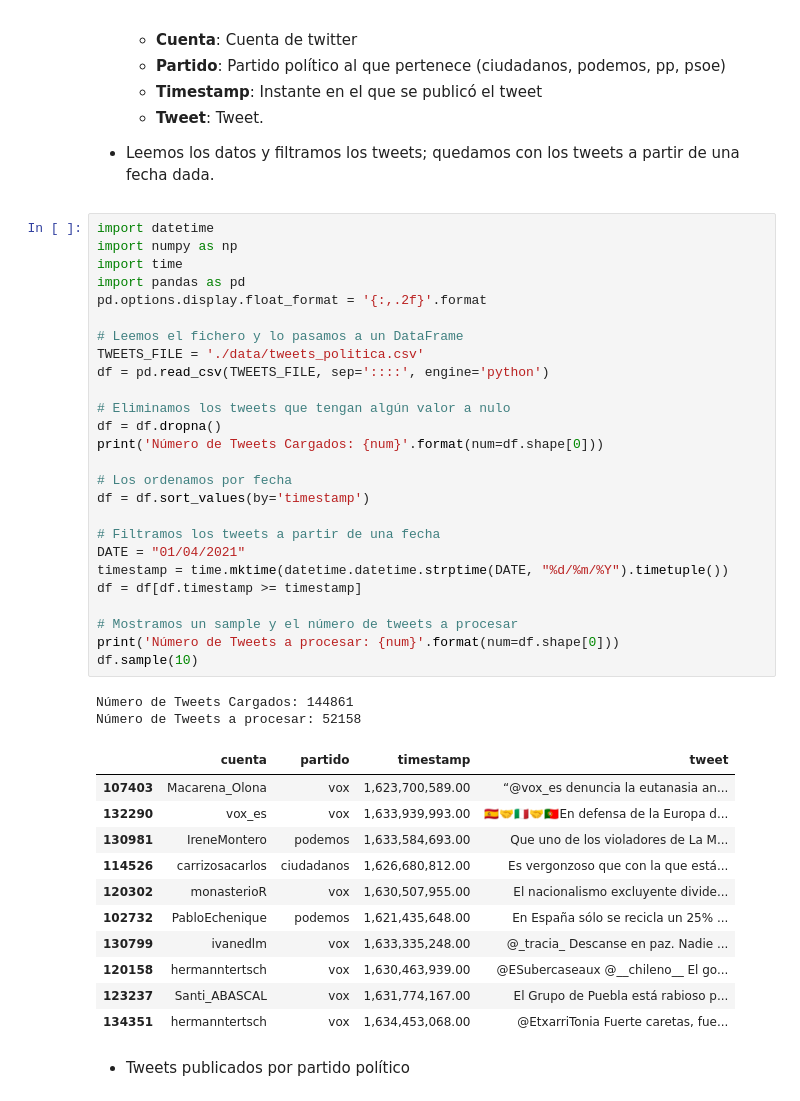
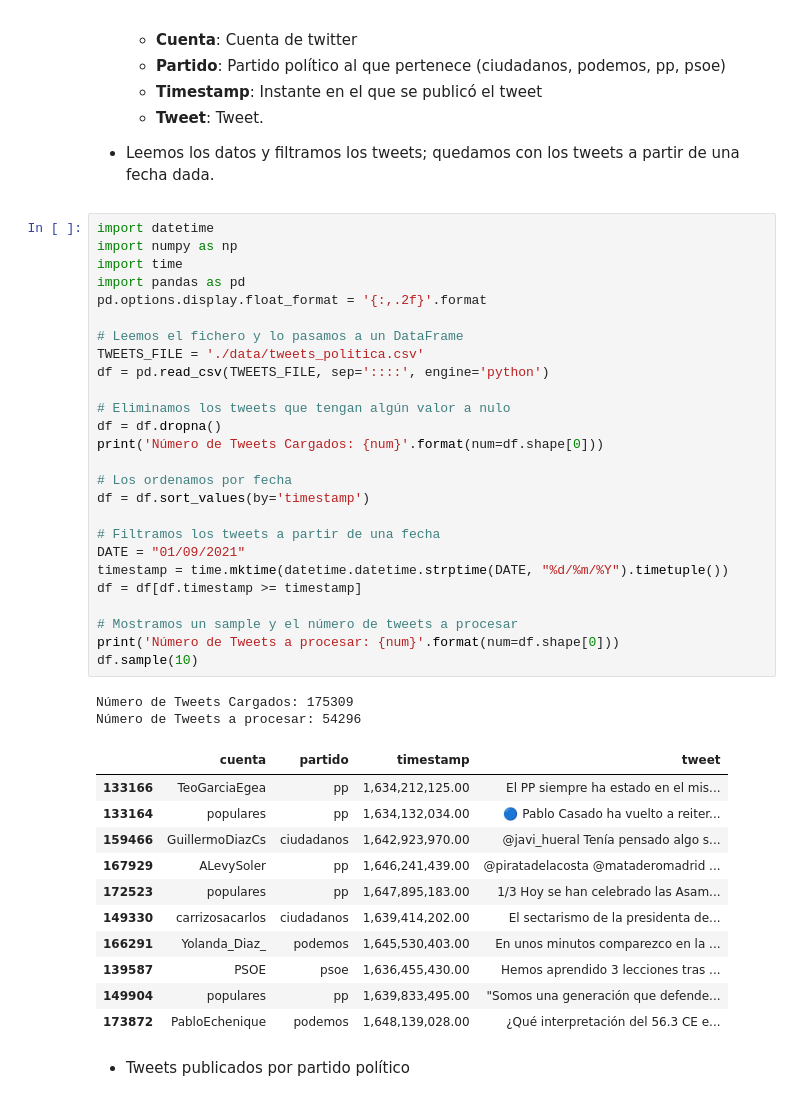
Before and after one commit to RicardoMoya/NLP_with_Python, a Jupyter notebook: 13_PoC_Tendencias_Politicas_Twitter_Generacion_Exportacion_Modelos.ipynb, the cells around one changed output. Drawn from its saved outputs; the diff is of its cells as text.

```diff
--- a/13_PoC_Tendencias_Politicas_Twitter_Generacion_Exportacion_Modelos.ipynb
+++ b/13_PoC_Tendencias_Politicas_Twitter_Generacion_Exportacion_Modelos.ipynb
@@ -76,43 +76,43 @@
 # %%
 import datetime
 import numpy as np
 import time
 import pandas as pd
 pd.options.display.float_format = '{:,.2f}'.format
 
 # Leemos el fichero y lo pasamos a un DataFrame
 TWEETS_FILE = './data/tweets_politica.csv'
 df = pd.read_csv(TWEETS_FILE, sep='::::', engine='python')
 
 # Eliminamos los tweets que tengan algún valor a nulo
 df = df.dropna()
 print('Número de Tweets Cargados: {num}'.format(num=df.shape[0]))
 
 # Los ordenamos por fecha
 df = df.sort_values(by='timestamp')
 
 # Filtramos los tweets a partir de una fecha
-DATE = "01/04/2021"
+DATE = "01/09/2021"
 timestamp = time.mktime(datetime.datetime.strptime(DATE, "%d/%m/%Y").timetuple())
 df = df[df.timestamp >= timestamp]
 
 # Mostramos un sample y el número de tweets a procesar
 print('Número de Tweets a procesar: {num}'.format(num=df.shape[0]))
 df.sample(10)
 # %% [output]
-Número de Tweets Cargados: 144861
-Número de Tweets a procesar: 52158
+Número de Tweets Cargados: 175309
+Número de Tweets a procesar: 54296
 |  | cuenta | partido | timestamp | tweet |
-| 107403 | Macarena_Olona | vox | 1,623,700,589.00 | “@vox_es denuncia la eutanasia an... |
-| 132290 | vox_es | vox | 1,633,939,993.00 | 🇪🇸🤝🇮🇹🤝🇵🇹En defensa de la Europa d... |
-| 130981 | IreneMontero | podemos | 1,633,584,693.00 | Que uno de los violadores de La M... |
-| 114526 | carrizosacarlos | ciudadanos | 1,626,680,812.00 | Es vergonzoso que con la que está... |
-| 120302 | monasterioR | vox | 1,630,507,955.00 | El nacionalismo excluyente divide... |
-| 102732 | PabloEchenique | podemos | 1,621,435,648.00 | En España sólo se recicla un 25% ... |
-| 130799 | ivanedlm | vox | 1,633,335,248.00 | @_tracia_ Descanse en paz. Nadie ... |
-| 120158 | hermanntertsch | vox | 1,630,463,939.00 | @ESubercaseaux @__chileno__ El go... |
-| 123237 | Santi_ABASCAL | vox | 1,631,774,167.00 | El Grupo de Puebla está rabioso p... |
-| 134351 | hermanntertsch | vox | 1,634,453,068.00 | @EtxarriTonia Fuerte caretas, fue... |
+| 133166 | TeoGarciaEgea | pp | 1,634,212,125.00 | El PP siempre ha estado en el mis... |
+| 133164 | populares | pp | 1,634,132,034.00 | 🔵 Pablo Casado ha vuelto a reiter... |
+| 159466 | GuillermoDiazCs | ciudadanos | 1,642,923,970.00 | @javi_hueral Tenía pensado algo s... |
+| 167929 | ALevySoler | pp | 1,646,241,439.00 | @piratadelacosta @mataderomadrid ... |
+| 172523 | populares | pp | 1,647,895,183.00 | 1/3 Hoy se han celebrado las Asam... |
+| 149330 | carrizosacarlos | ciudadanos | 1,639,414,202.00 | El sectarismo de la presidenta de... |
+| 166291 | Yolanda_Diaz_ | podemos | 1,645,530,403.00 | En unos minutos comparezco en la ... |
+| 139587 | PSOE | psoe | 1,636,455,430.00 | Hemos aprendido 3 lecciones tras ... |
+| 149904 | populares | pp | 1,639,833,495.00 | "Somos una generación que defende... |
+| 173872 | PabloEchenique | podemos | 1,648,139,028.00 | ¿Qué interpretación del 56.3 CE e... |
 # %% [markdown]
 * Tweets publicados por partido político
 # %%
```
Also changed, not shown: parts of 13 cells of this notebook, 51 other files.
